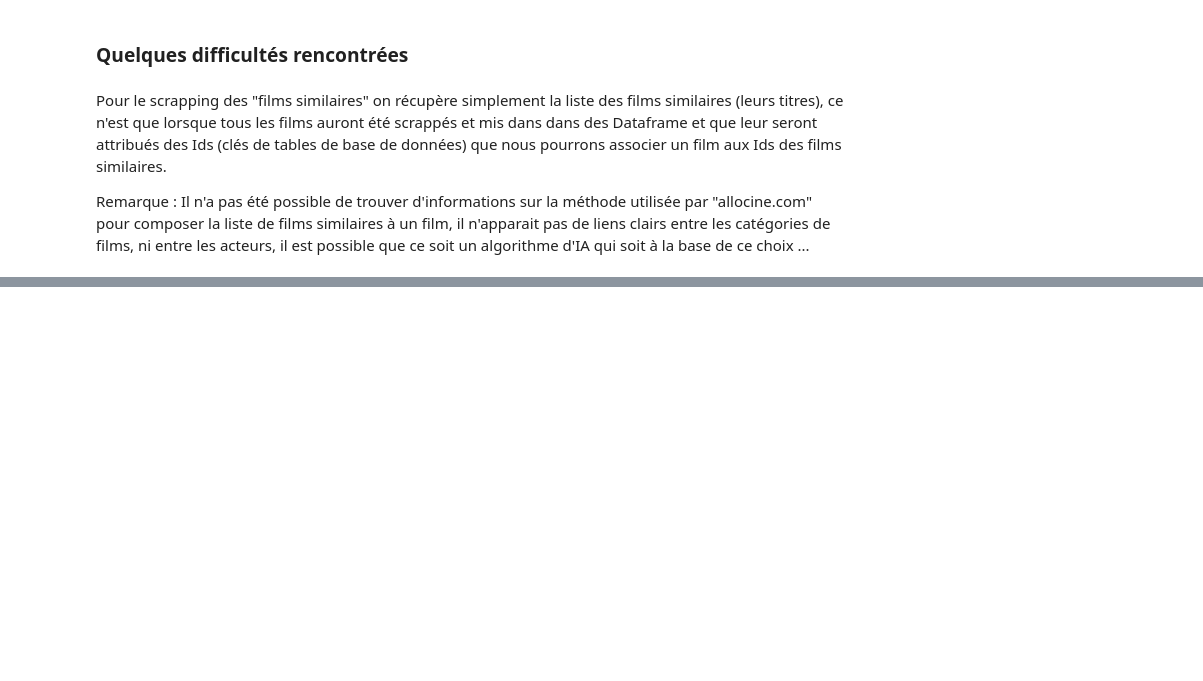
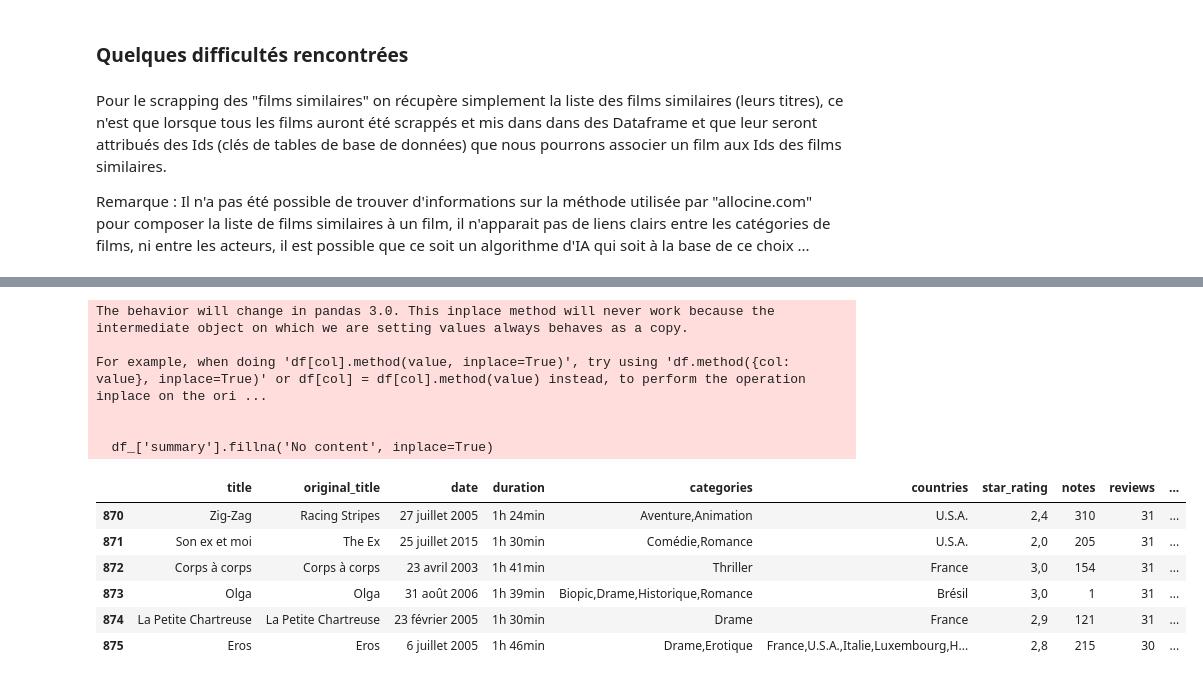
Before and after one commit to Franck-LF/projectBlock1, a Jupyter notebook: webscraping.ipynb, the cells around one changed output, grey strips where cells are left out. Cells and saved outputs as stored; diff of their text form; code cells hidden in the pictures; blank space fills up the shorter version.

Commit message:
amended the NAN summary (fill with text 'No content')

```diff
--- a/webscraping.ipynb
+++ b/webscraping.ipynb
@@ -886,0 +889,6 @@ Il n'a pas été possible de trouver d'informations sur la méthode utilisée pa
+# %%
+df = pd.read_csv('csv/movies_year_2003_to_2006.csv')
+print(df.shape)
+
+print(df['summary'].isna().value_counts())
+print(df[df['summary'].isna()])
@@ -886,0 +913,18 @@ Il n'a pas été possible de trouver d'informations sur la méthode utilisée pa
+# %%
+df_ = df.copy()
+df_['summary'].fillna('No content', inplace=True)
+df_[870:876]
+# %% [output]
+The behavior will change in pandas 3.0. This inplace method will never work because the intermediate object on which we are setting values always behaves as a copy.
+
+For example, when doing 'df[col].method(value, inplace=True)', try using 'df.method({col: value}, inplace=True)' or df[col] = df[col].method(value) instead, to perform the operation inplace on the ori ...
+
+
+  df_['summary'].fillna('No content', inplace=True)
+|  | title | original_title | date | duration | categories | countries | star_rating | notes | reviews | ... |
+| 870 | Zig-Zag | Racing Stripes | 27 juillet 2005 | 1h 24min | Aventure,Animation | U.S.A. | 2,4 | 310 | 31 | ... |
+| 871 | Son ex et moi | The Ex | 25 juillet 2015 | 1h 30min | Comédie,Romance | U.S.A. | 2,0 | 205 | 31 | ... |
+| 872 | Corps à corps | Corps à corps | 23 avril 2003 | 1h 41min | Thriller | France | 3,0 | 154 | 31 | ... |
+| 873 | Olga | Olga | 31 août 2006 | 1h 39min | Biopic,Drame,Historique,Romance | Brésil | 3,0 | 1 | 31 | ... |
+| 874 | La Petite Chartreuse | La Petite Chartreuse | 23 février 2005 | 1h 30min | Drame | France | 2,9 | 121 | 31 | ... |
+| 875 | Eros | Eros | 6 juillet 2005 | 1h 46min | Drame,Erotique | France,U.S.A.,Italie,Luxembourg,H... | 2,8 | 215 | 30 | ... |
```
Also changed, not shown: parts of 6 cells of this notebook.
